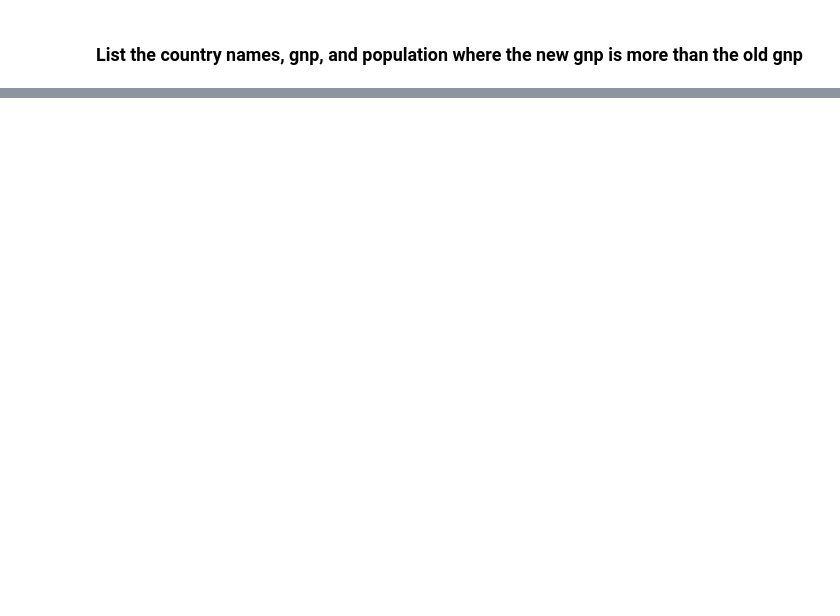
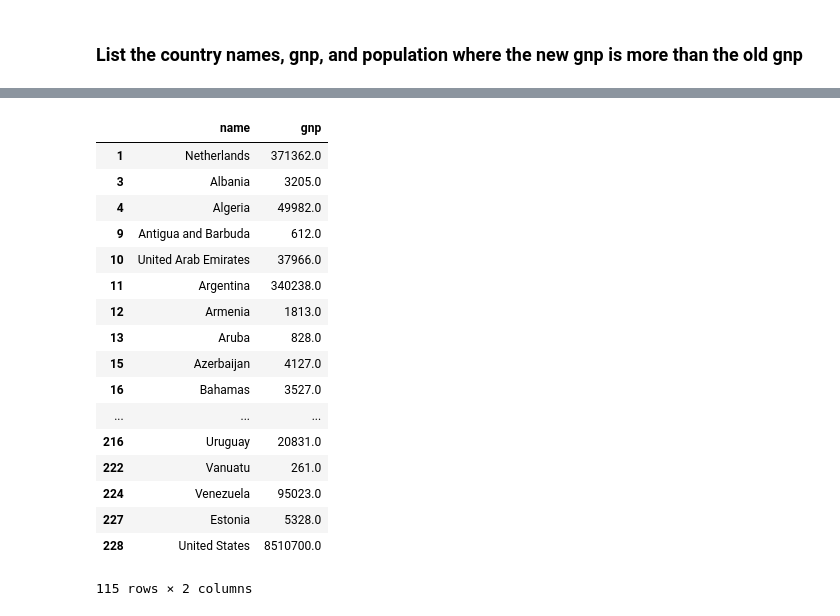
Before and after one commit to LutherCS/dmq-class-pub, a Jupyter notebook: CountryQuestionsRA.ipynb, the cells around one changed output, grey strips where cells are left out. Cells and saved outputs as stored; diff of their text form; code cells hidden in the pictures; blank space fills up the shorter version.

```diff
--- a/CountryQuestionsRA.ipynb
+++ b/CountryQuestionsRA.ipynb
@@ -78,0 +279,21 @@ country.query("gnp > gnpold").project(['name','gnp'])
+# %%
+country.query("gnp > gnpold & gnpold > 0").project(['name','gnp'])
+# %% [output]
+|  | name | gnp |
+| 1 | Netherlands | 371362.0 |
+| 3 | Albania | 3205.0 |
+| 4 | Algeria | 49982.0 |
+| 9 | Antigua and Barbuda | 612.0 |
+| 10 | United Arab Emirates | 37966.0 |
+| 11 | Argentina | 340238.0 |
+| 12 | Armenia | 1813.0 |
+| 13 | Aruba | 828.0 |
+| 15 | Azerbaijan | 4127.0 |
+| 16 | Bahamas | 3527.0 |
+| ... | ... | ... |
+| 216 | Uruguay | 20831.0 |
+| 222 | Vanuatu | 261.0 |
+| 224 | Venezuela | 95023.0 |
+| 227 | Estonia | 5328.0 |
+| 228 | United States | 8510700.0 |
+115 rows × 2 columns
```
Also changed, not shown: parts of 26 cells of this notebook, 1 other file.
